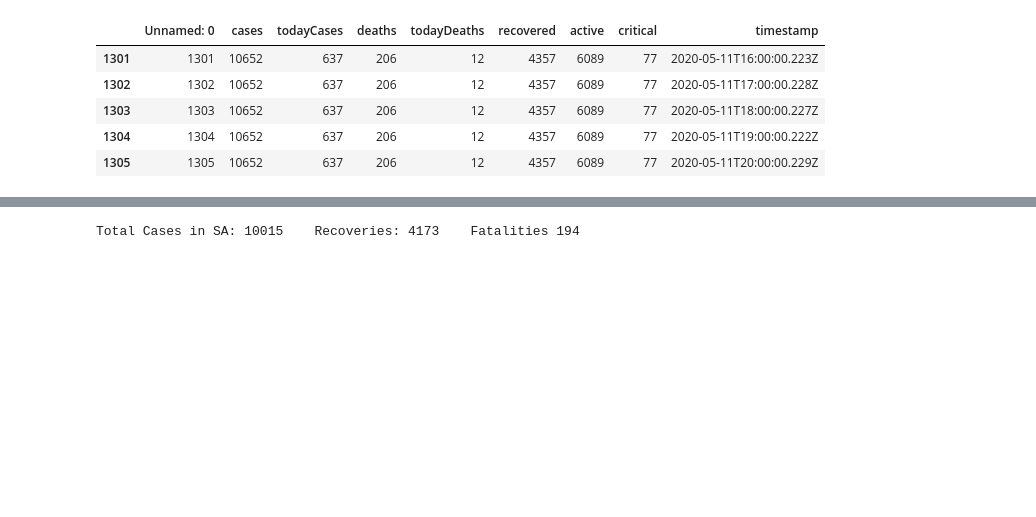
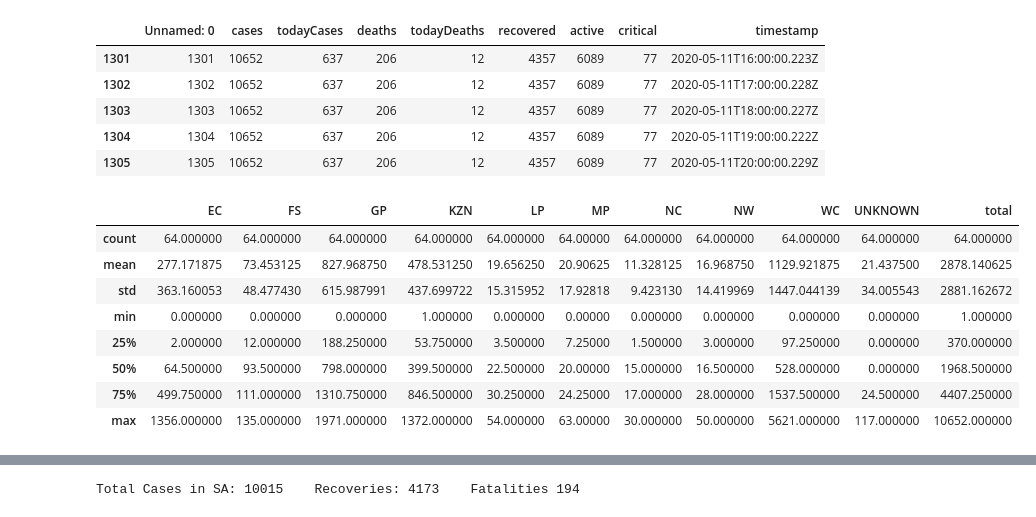
Before and after one commit to Umuzi-org/covid19-analysis, a Jupyter notebook: notebooks/Provincial_analysis.ipynb, the cells around one changed output, grey strips where cells are left out. Drawn from its saved outputs; the diff is of its cells as text; code cells hidden in the pictures; blank space fills up the shorter version.

```diff
--- a/notebooks/Provincial_analysis.ipynb
+++ b/notebooks/Provincial_analysis.ipynb
@@ -41,3 +41,15 @@ df.tail()
 | 1303 | 1303 | 10652 | 637 | 206 | 12 | 4357 | 6089 | 77 | 2020-05-11T18:00:00.227Z |
 | 1304 | 1304 | 10652 | 637 | 206 | 12 | 4357 | 6089 | 77 | 2020-05-11T19:00:00.222Z |
 | 1305 | 1305 | 10652 | 637 | 206 | 12 | 4357 | 6089 | 77 | 2020-05-11T20:00:00.229Z |
+# %%
+df_day.describe()
+# %% [output]
+|  | EC | FS | GP | KZN | LP | MP | NC | NW | WC | UNKNOWN | total |
+| count | 64.000000 | 64.000000 | 64.000000 | 64.000000 | 64.000000 | 64.00000 | 64.000000 | 64.000000 | 64.000000 | 64.000000 | 64.000000 |
+| mean | 277.171875 | 73.453125 | 827.968750 | 478.531250 | 19.656250 | 20.90625 | 11.328125 | 16.968750 | 1129.921875 | 21.437500 | 2878.140625 |
+| std | 363.160053 | 48.477430 | 615.987991 | 437.699722 | 15.315952 | 17.92818 | 9.423130 | 14.419969 | 1447.044139 | 34.005543 | 2881.162672 |
+| min | 0.000000 | 0.000000 | 0.000000 | 1.000000 | 0.000000 | 0.00000 | 0.000000 | 0.000000 | 0.000000 | 0.000000 | 1.000000 |
+| 25% | 2.000000 | 12.000000 | 188.250000 | 53.750000 | 3.500000 | 7.25000 | 1.500000 | 3.000000 | 97.250000 | 0.000000 | 370.000000 |
+| 50% | 64.500000 | 93.500000 | 798.000000 | 399.500000 | 22.500000 | 20.00000 | 15.000000 | 16.500000 | 528.000000 | 0.000000 | 1968.500000 |
+| 75% | 499.750000 | 111.000000 | 1310.750000 | 846.500000 | 30.250000 | 24.25000 | 17.000000 | 28.000000 | 1537.500000 | 24.500000 | 4407.250000 |
+| max | 1356.000000 | 135.000000 | 1971.000000 | 1372.000000 | 54.000000 | 63.00000 | 30.000000 | 50.000000 | 5621.000000 | 117.000000 | 10652.000000 |
```
Also changed, not shown: parts of 1 cell of this notebook, 1 other file.
